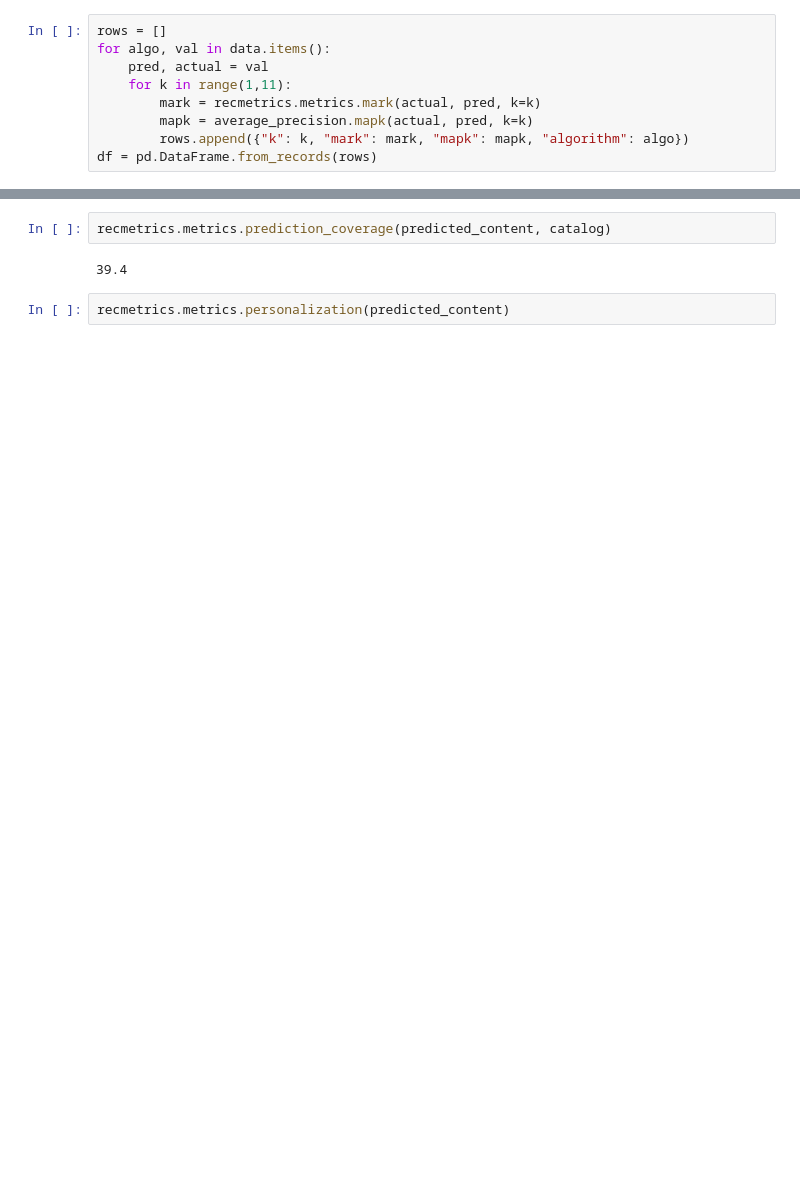
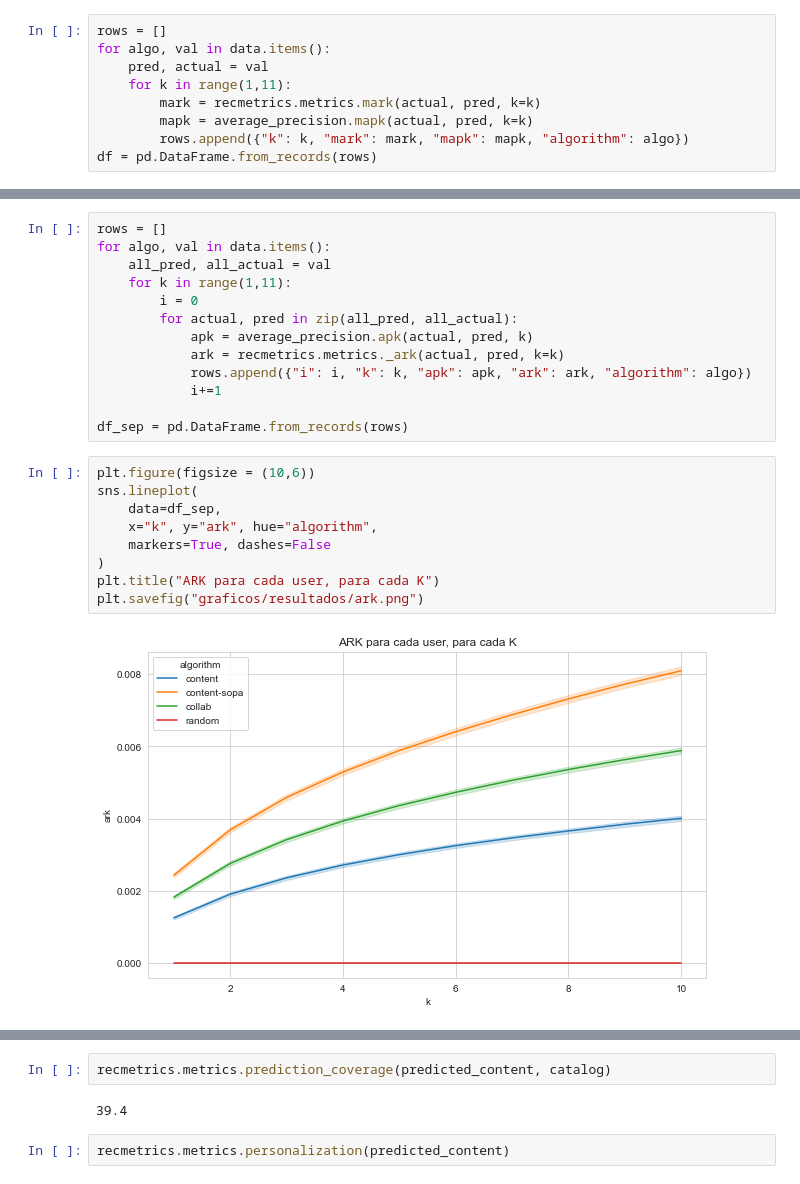
Before and after one commit to mnPanic/aa-tp, a Jupyter notebook: graficos.ipynb, the cells around one changed output, grey strips where cells are left out. Drawn from its saved outputs; the diff is of its cells as text; blank space fills up the shorter version.

```diff
--- a/graficos.ipynb
+++ b/graficos.ipynb
@@ -191,0 +206,24 @@ sns.lineplot(
+# %%
+rows = []
+for algo, val in data.items():
+    all_pred, all_actual = val
+    for k in range(1,11):
+        i = 0
+        for actual, pred in zip(all_pred, all_actual):
+            apk = average_precision.apk(actual, pred, k)
+            ark = recmetrics.metrics._ark(actual, pred, k=k)
+            rows.append({"i": i, "k": k, "apk": apk, "ark": ark, "algorithm": algo})
+            i+=1
+
+df_sep = pd.DataFrame.from_records(rows)
+# %%
+plt.figure(figsize = (10,6))
+sns.lineplot(
+    data=df_sep,
+    x="k", y="ark", hue="algorithm",
+    markers=True, dashes=False
+)
+plt.title("ARK para cada user, para cada K")
+plt.savefig("graficos/resultados/ark.png")
+# %% [output]
+[figure, added]
```
Also changed, not shown: parts of 8 cells of this notebook, 10 other files.
